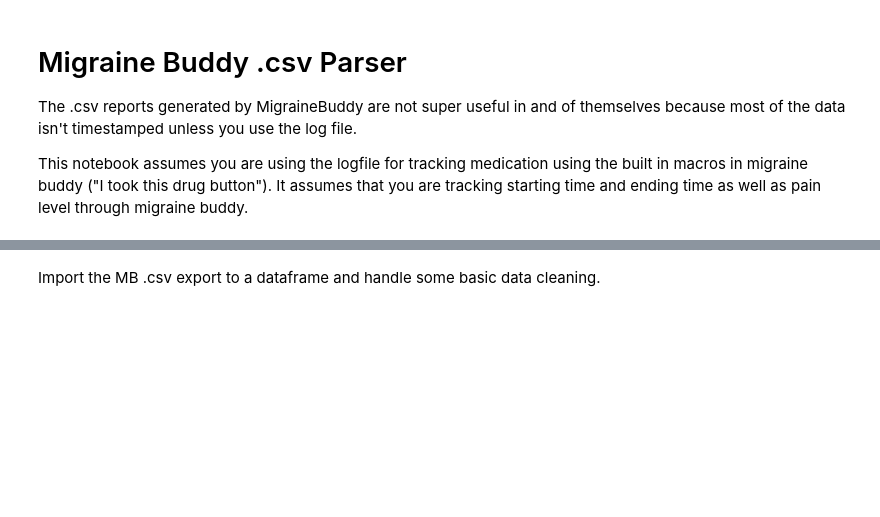
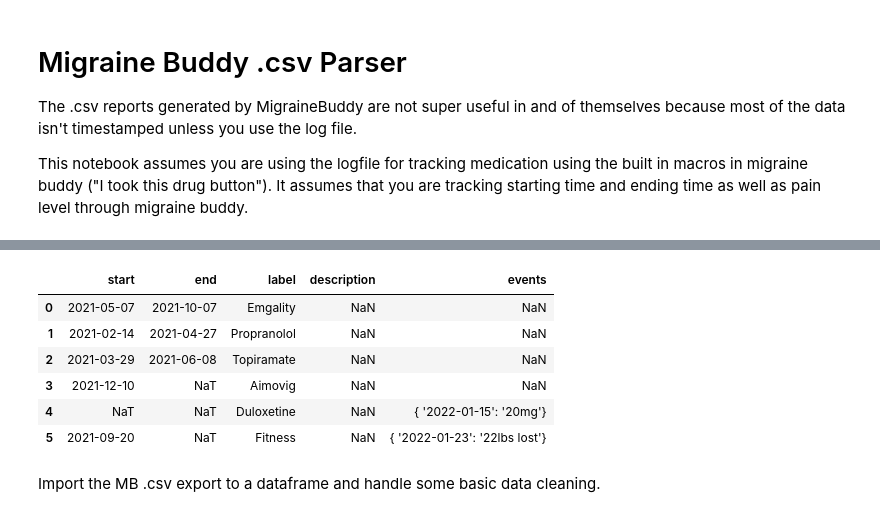
Before and after one commit to vfilby/migrainebuddy-summarizer, a Jupyter notebook: MB_DataExploration2.ipynb, the cells around one changed output, grey strips where cells are left out. Cells and saved outputs as stored; diff of their text form; code cells hidden in the pictures; blank space fills up the shorter version.

```diff
--- a/MB_DataExploration2.ipynb
+++ b/MB_DataExploration2.ipynb
@@ -22,13 +22,26 @@ print( calmap.__version__ )
 # %%
 # Any missing pain levels are likely 3: 'Can do most activities'
 default_pain_level = 3
 
 # Any periods of time to mark on the charts (med use, etc)
-notable_periods = [
-    { 'start': pd.Timestamp('2021-05-07'), 'end': pd.Timestamp('2021-10-7'), 'label': 'Emgality' },
-    { 'start': pd.Timestamp('2021-02-14'), 'end': pd.Timestamp('2021-04-27'), 'label': 'Propranolol'},
-    { 'start': pd.Timestamp('2021-03-29'), 'end': pd.Timestamp('2021-06-8'), 'label': 'Topiramate'}
-]
+# Use the following columns:
+# "start", "end", "label", "description"
+dtypes = [datetime.datetime, datetime.datetime, str, str]
+notable_periods = pd.read_csv(
+    "notable_periods.csv")
+
+notable_periods['start'] = pd.to_datetime( notable_periods['start'], dayfirst=True )
+notable_periods['end'] = pd.to_datetime( notable_periods['end'], dayfirst=True )
+
+notable_periods
+# %% [output]
+|  | start | end | label | description | events |
+| 0 | 2021-05-07 | 2021-10-07 | Emgality | NaN | NaN |
+| 1 | 2021-02-14 | 2021-04-27 | Propranolol | NaN | NaN |
+| 2 | 2021-03-29 | 2021-06-08 | Topiramate | NaN | NaN |
+| 3 | 2021-12-10 | NaT | Aimovig | NaN | NaN |
+| 4 | NaT | NaT | Duloxetine | NaN | { '2022-01-15': '20mg'} |
+| 5 | 2021-09-20 | NaT | Fitness | NaN | { '2022-01-23': '22lbs lost'} |
 # %% [markdown]
 Import the MB .csv export to a dataframe and handle some basic data cleaning.
 # %%
```
Also changed, not shown: parts of 8 cells of this notebook, 1 other file.
